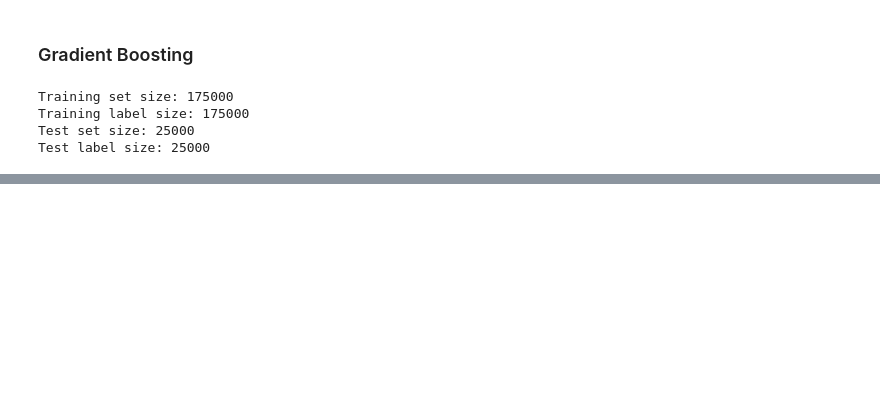
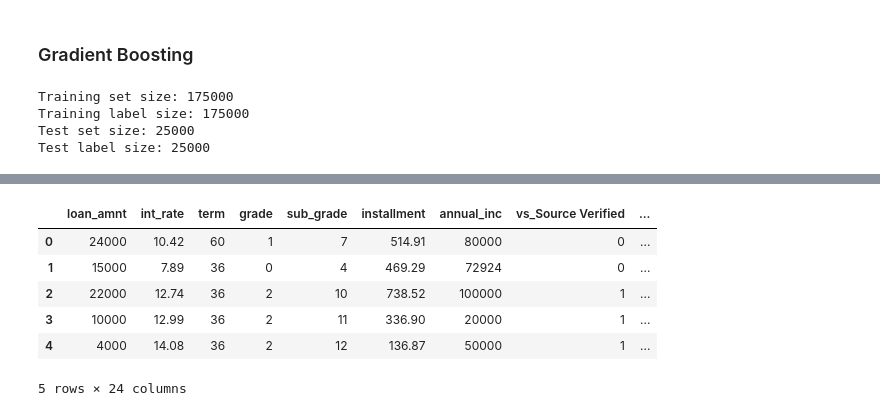
Before and after one commit to juszhan/LendingClub-Profitability, a Jupyter notebook: lendingclub_loan_prediction.ipynb, the cells around one changed output, grey strips where cells are left out. Drawn from its saved outputs; the diff is of its cells as text; code cells hidden in the pictures; blank space fills up the shorter version.

```diff
--- a/lendingclub_loan_prediction.ipynb
+++ b/lendingclub_loan_prediction.ipynb
@@ -441,0 +598,10 @@ array([[0.55299676, 0.44700324],
+# %%
+df_val_pos.head(5)
+# %% [output]
+|  | loan_amnt | int_rate | term | grade | sub_grade | installment | annual_inc | vs_Source Verified | ... |
+| 0 | 24000 | 10.42 | 60 | 1 | 7 | 514.91 | 80000 | 0 | ... |
+| 1 | 15000 | 7.89 | 36 | 0 | 4 | 469.29 | 72924 | 0 | ... |
+| 2 | 22000 | 12.74 | 36 | 2 | 10 | 738.52 | 100000 | 1 | ... |
+| 3 | 10000 | 12.99 | 36 | 2 | 11 | 336.90 | 20000 | 1 | ... |
+| 4 | 4000 | 14.08 | 36 | 2 | 12 | 136.87 | 50000 | 1 | ... |
+5 rows × 24 columns
```
Also changed, not shown: parts of 38 cells of this notebook.
